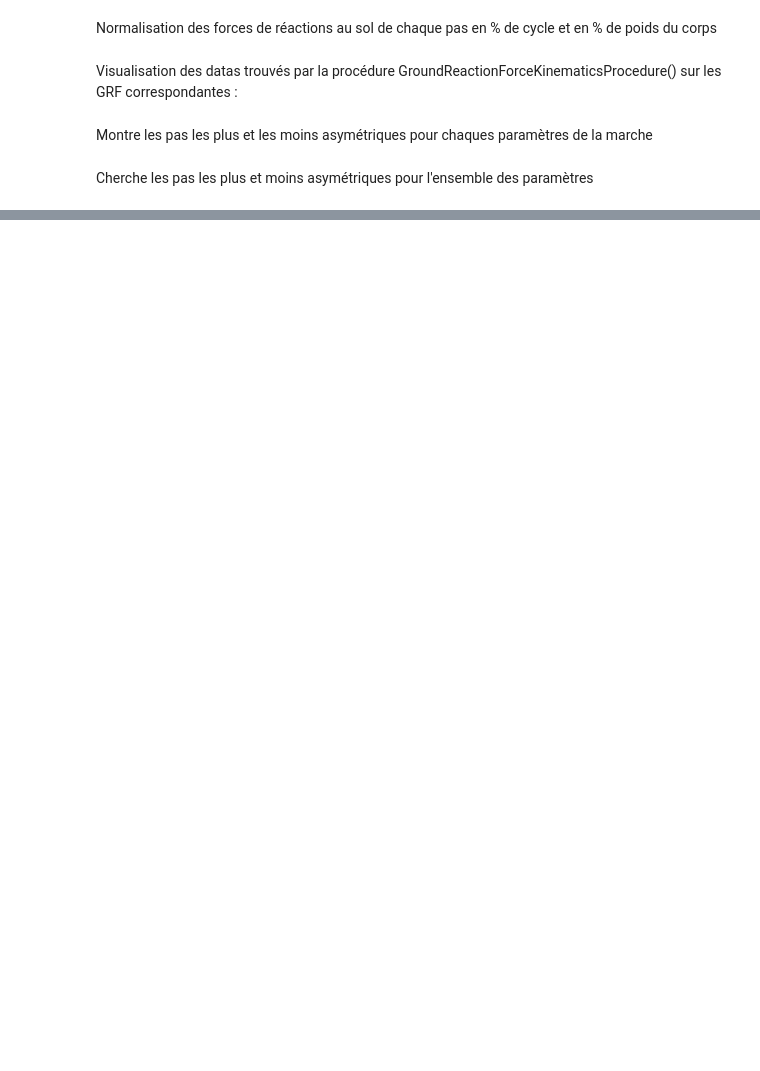
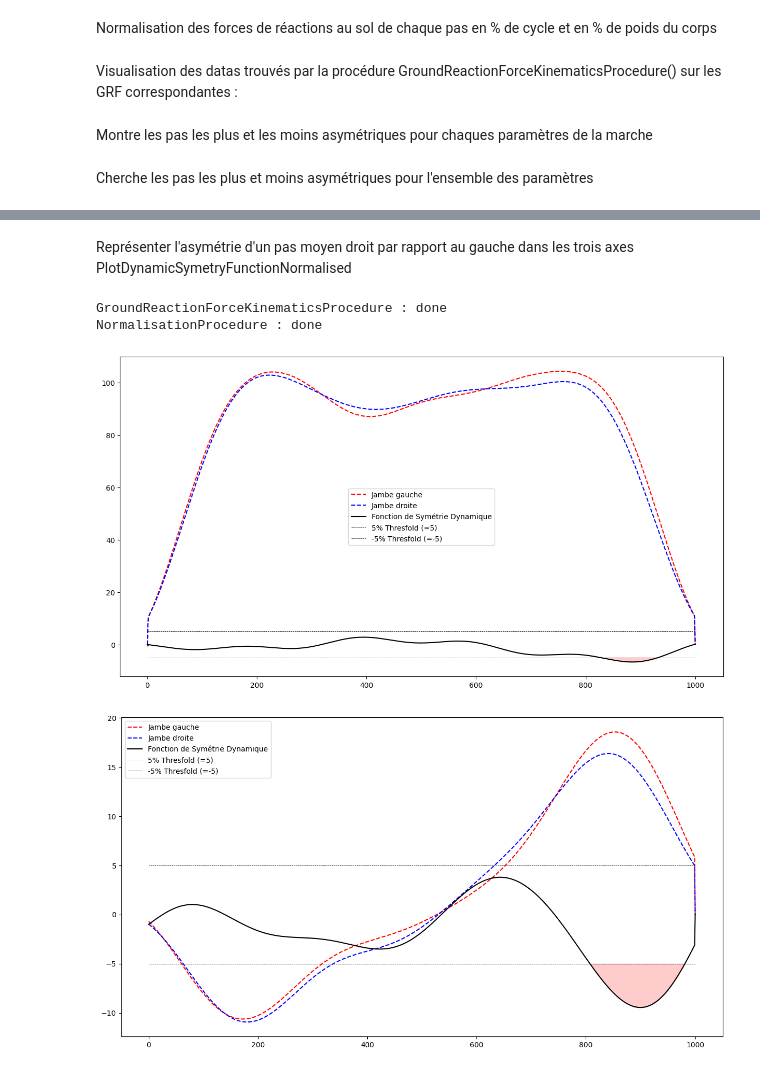
Before and after one commit to NathanMartinCOE/semelle_connecte, a Jupyter notebook: tapis roulant.ipynb, the cells around one changed output, grey strips where cells are left out. Saved outputs shown, nothing was run; the diff lists cells and outputs as text; code cells hidden in the pictures; blank space fills up the shorter version.

```diff
--- a/tapis roulant.ipynb
+++ b/tapis roulant.ipynb
@@ -179,3 +177,16 @@ WalkingKinematicsFilter(walking, procedure).run()
 
 procedure = PlotTwoStepProcedure()
 WalkingGraphicsFilter(walking, procedure).run()
+# %% [markdown]
+Représenter l'asymétrie d'un pas moyen droit par rapport au gauche dans les trois axes PlotDynamicSymetryFunctionNormalised
+# %%
+from Walking.WalkingFilters import WalkingGraphicsFilter
+from Walking.WalkingGraphicsProcedure import PlotDynamicSymetryFunctionNormalisedProcedure
+
+procedure = PlotDynamicSymetryFunctionNormalisedProcedure()
+WalkingGraphicsFilter(walking, procedure).run()
+# %% [output]
+GroundReactionForceKinematicsProcedure : done
+NormalisationProcedure : done
+[figure, added]
+[figure, added]
```
Also changed, not shown: parts of 2 cells of this notebook, 17 other files.
